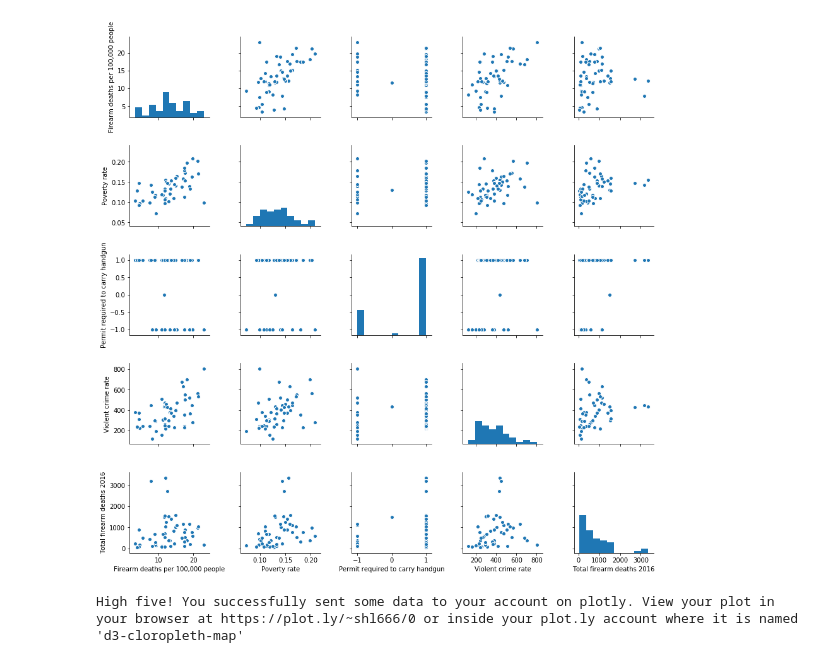
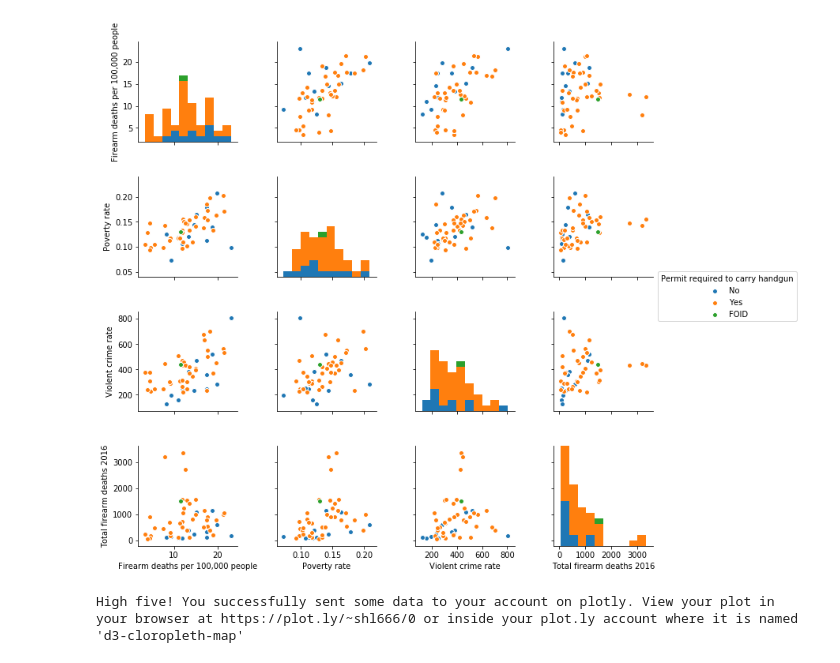
Before and after one commit to KennySitu/Team_Two_But_-1_In_Standings, a Jupyter notebook: Visualization/Visualization.ipynb, the cells around one changed output. Cells and saved outputs as stored; diff of their text form; code cells hidden in the pictures.

```diff
--- a/Visualization/Visualization.ipynb
+++ b/Visualization/Visualization.ipynb
@@ -53,9 +53,9 @@ us_state_abbrev = {
 }
 # %%
 import pandas as pd
-df = pd.read_csv('data/gunshot.csv')
+df = pd.read_csv('../data/gunshot.csv')
 df['Poverty rate'] = df['Poverty rate'].str.rstrip('%').astype('float') / 100.0
-df['Permit required to carry handgun'] = df['Permit required to carry handgun'].replace('No',-1).replace('Yes',1).replace('FOID',0)
+df['Permit required to carry handgun'] = df['Permit required to carry handgun']#.replace('No',-1).replace('Yes',1).replace('FOID',0)
 df.insert(loc=0, column='code', value=[us_state_abbrev[i] for i in df['State']])
 df
 # %% [output]
@@ -79,8 +79,9 @@ df
 # %%
 import seaborn as sns
-g = sns.pairplot(df)
+# g = sns.pairplot(df)
+g = sns.pairplot(df, hue = 'Permit required to carry handgun')
 # %% [output]
-[figure, old version]
+[figure, new version]
 # %%
 import plotly
 import plotly.plotly as py
```
Also changed, not shown: parts of 3 cells of this notebook.
